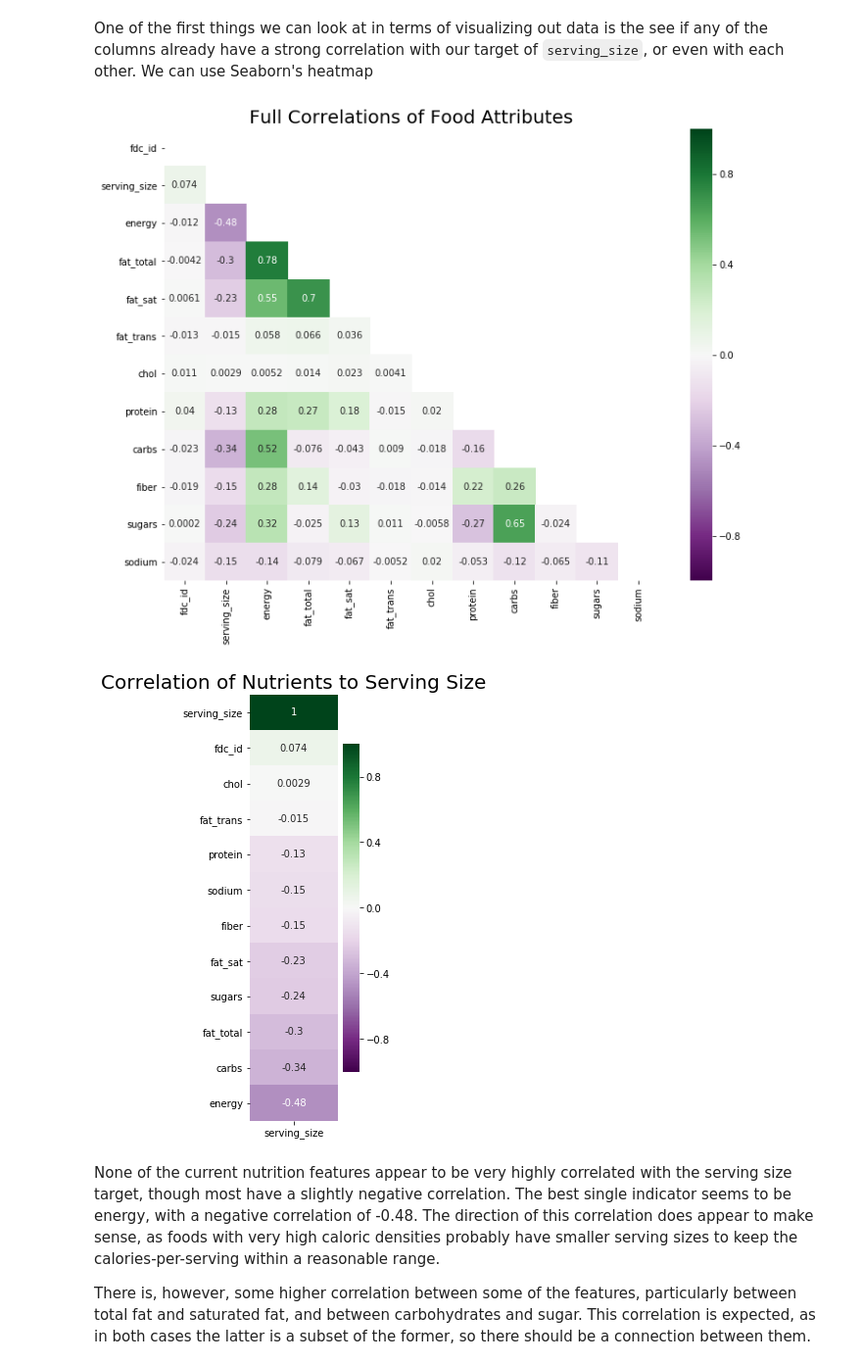
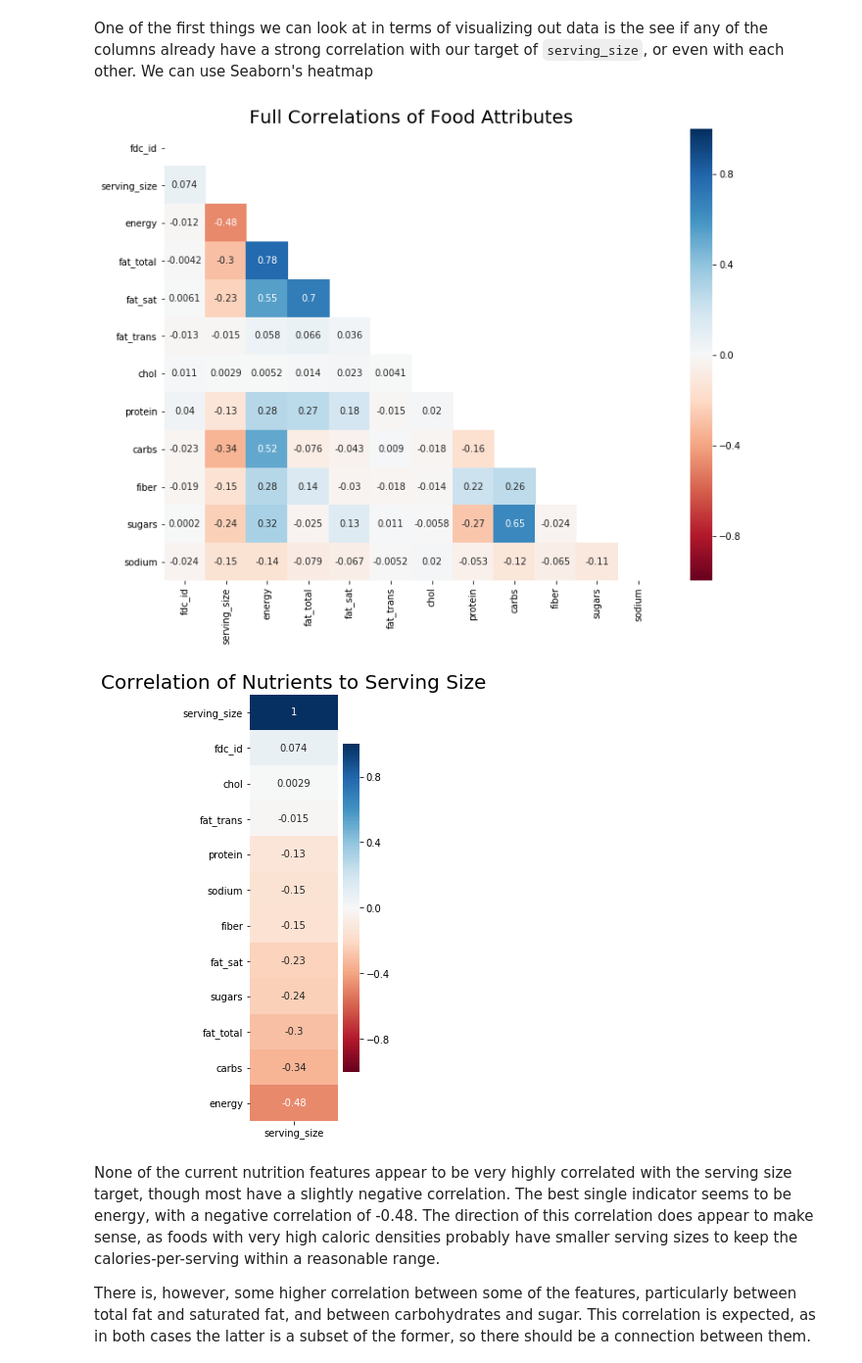
Before and after one commit to ondovj/serving_size_modeling, a Jupyter notebook: code/2-eda.ipynb, the cells around one changed output. Shown at 98% size. Cells and saved outputs as stored; diff of their text form; code cells hidden in the pictures.

```diff
--- a/code/2-eda.ipynb
+++ b/code/2-eda.ipynb
@@ -96,18 +96,18 @@ mask[np.triu_indices_from(mask)] = True
 
 # making heatmap of correlations
 plt.figure(figsize=(12, 9))
-sns.heatmap(corr, vmax=1, vmin=-1, cmap="PRGn", annot=True, mask=mask)
+sns.heatmap(corr, vmax=1, vmin=-1, cmap="RdBu", annot=True, mask=mask)
 plt.title("Full Correlations of Food Attributes", size=20);
 # %% [output]
-[figure, old version]
+[figure, new version]
 # %%
 # making heatmap of correlations
 plt.figure(figsize=(2, 8))
 sns.heatmap(foods.corr()[["serving_size"]].sort_values(by="serving_size", ascending=False),
-            vmax=1,vmin=-1,cmap="PRGn",annot=True)
+            vmax=1,vmin=-1,cmap="RdBu",annot=True)
 plt.title("Correlation of Nutrients to Serving Size", size=20);
 # %% [output]
-[figure, old version]
+[figure, new version]
 # %% [markdown]
 None of the current nutrition features appear to be very highly correlated with the serving size target, though most have a slightly negative correlation. The best single indicator seems to be energy, with a negative correlation of -0.48. The direction of this correlation does appear to make sense, as foods with very high caloric densities probably have smaller serving sizes to keep the calories-per-serving within a reasonable range.
 
```
Also changed, not shown: 2 other files.
